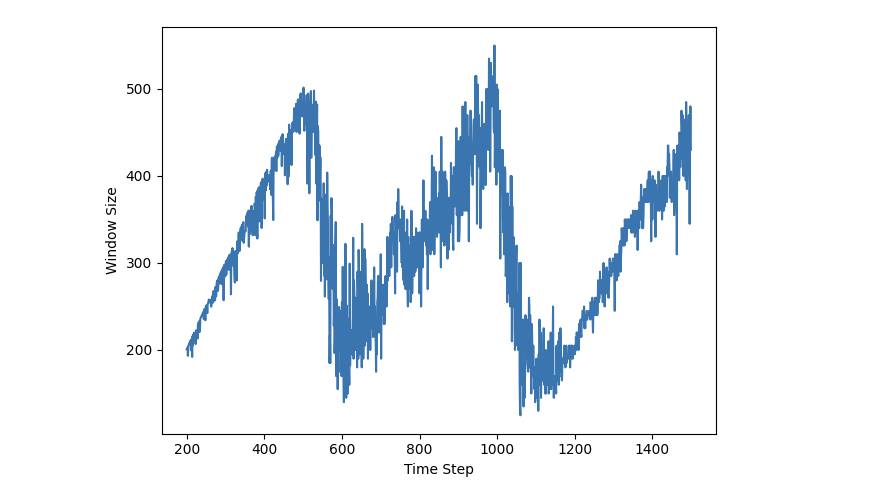
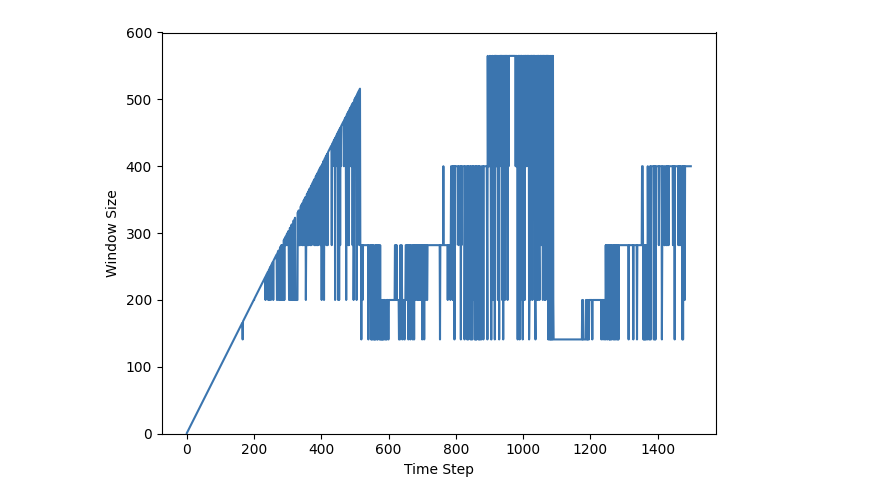
Before and after one commit to QuantLet/LPA_LSTM, a Jupyter notebook: LPA_LSTM_VizTech.ipynb, the cells around one changed output. Saved outputs shown, nothing was run; the diff lists cells and outputs as text; code cells hidden in the pictures.

Commit message:
feat: add geometric running

```diff
--- a/LPA_LSTM_VizTech.ipynb
+++ b/LPA_LSTM_VizTech.ipynb
@@ -6,10 +6,10 @@ import pandas as pd
 import numpy as np
 import matplotlib.pyplot as plt
 # %%
-n_0 = 50
+n_0 = 100
 jump = 1
 
-root_dir = f"LPA/Simulation/Jump_{jump}_N0_{n_0}"
+root_dir = f"LPA/Geometric/Jump_{jump}_N0_{n_0}"
 # %%
 all_files = glob.glob(os.path.join(root_dir, "LSTM_*_run*.csv"))
 
@@ -27,15 +27,24 @@ for file in all_files:
 df = pd.concat(dfs, axis=1)
 df["windows_1_mean"] = df.mean(axis=1)
 # %%
-plt.plot(jump*np.arange(len(df['windows_1_mean']))[200:], df['windows_1_mean'][200:], color='#3B75AF')
+# rolling = (
+#     df['windows_1_mean']
+#     .rolling(window=100, min_periods=1, center=False)
+#     .mean()
+# )
 
+
+plt.plot(jump*np.arange(len(df['windows_1_mean'])), df['windows_1_mean'], color='#3B75AF')
+# plt.plot(jump*np.arange(len(df['windows_1_mean']))[200:], rolling[200:], color='red')
+
+plt.ylim((0, 600))
 plt.xlabel('Time Step')
 plt.ylabel('Window Size')
 plt.tight_layout()
 plt.savefig(f"{root_dir}/window_size.png", format='png', dpi=600, transparent=True)
 plt.show()
 # %% [output]
-[figure, old version]
+[figure, new version]
 # %%
 save = pd.DataFrame()
 save.index = df.index
```
Also changed, not shown: 29 other files.
